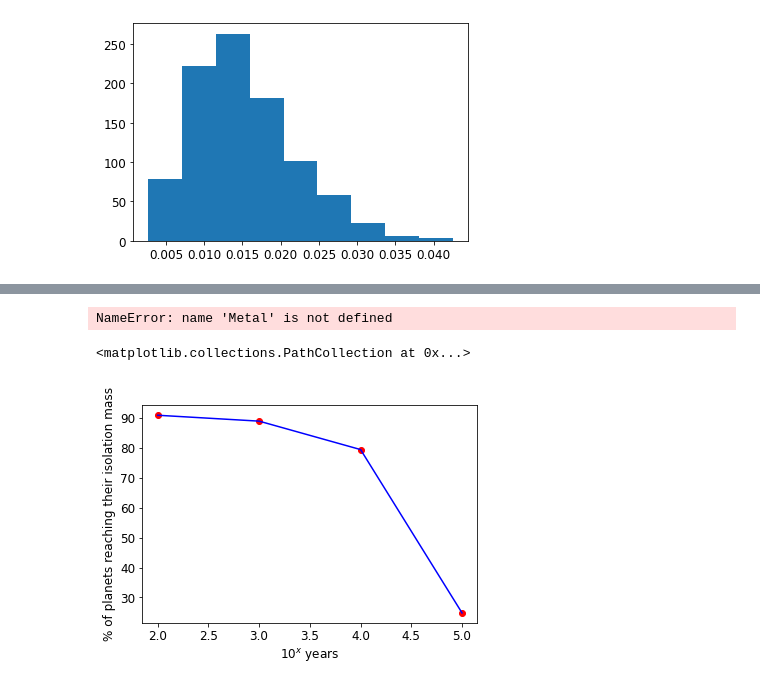
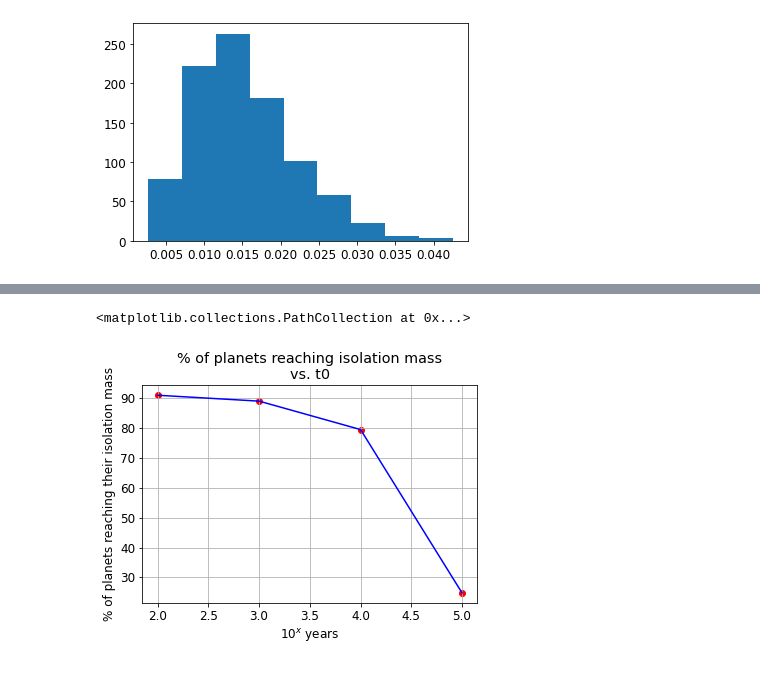
Before and after one commit to JayashreeNarayan/Summer-2023---Pebble-Predictor-Analyses, a Jupyter notebook: Main.ipynb, the cells around one changed output, grey strips where cells are left out. Saved outputs shown, nothing was run; the diff lists cells and outputs as text; code cells hidden in the pictures.

```diff
--- a/Main.ipynb
+++ b/Main.ipynb
@@ -356,23 +355,16 @@ Text(0.5, 1.0, '$\\alpha$ = $10^{-4}$; $V_{frag}$=100cm/s')
-# %%
-temp=Metal[1][3]
-#print((temp))
-plt.hist(temp,5)
-plt.ylabel("Number of isolated planets")
-plt.xlabel("Metallicity")
-plt.title(r"$\alpha$ = $10^{-4}$; $V_{frag}$=400cm/s")
-# %% [output]
-NameError: name 'Metal' is not defined
 # %%
 Y = [784., 767., 685., 214.]
 
 for i in range(len(Y)):
     Y[i] = Y[i]/8.62
 
 X = [2, 3, 4, 5]
 plt.xlabel(r"10$^x$ years")
 plt.ylabel("% of planets reaching their isolation mass")
+plt.title("% of planets reaching isolation mass"+"\n"+"vs. t0")
+plt.grid()
 plt.plot(X, Y, color="blue")
 plt.scatter(X,Y, color="red")
 # %% [output]
 <matplotlib.collections.PathCollection at 0x...>
-[figure, old version]
+[figure, new version]
```
Also changed, not shown: parts of 6 cells of this notebook, 1 other file.
